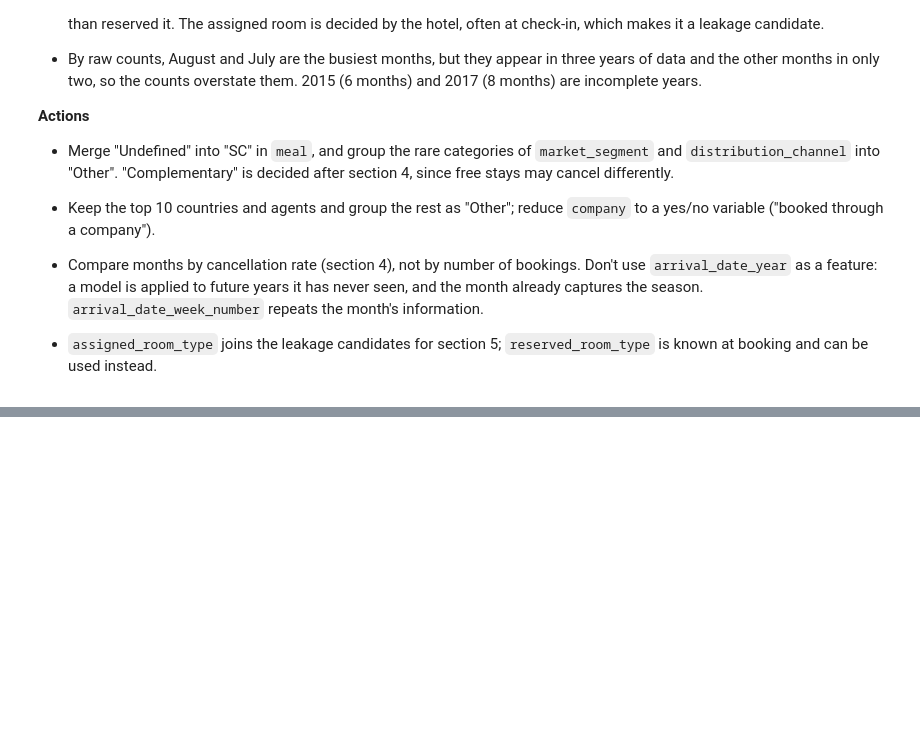
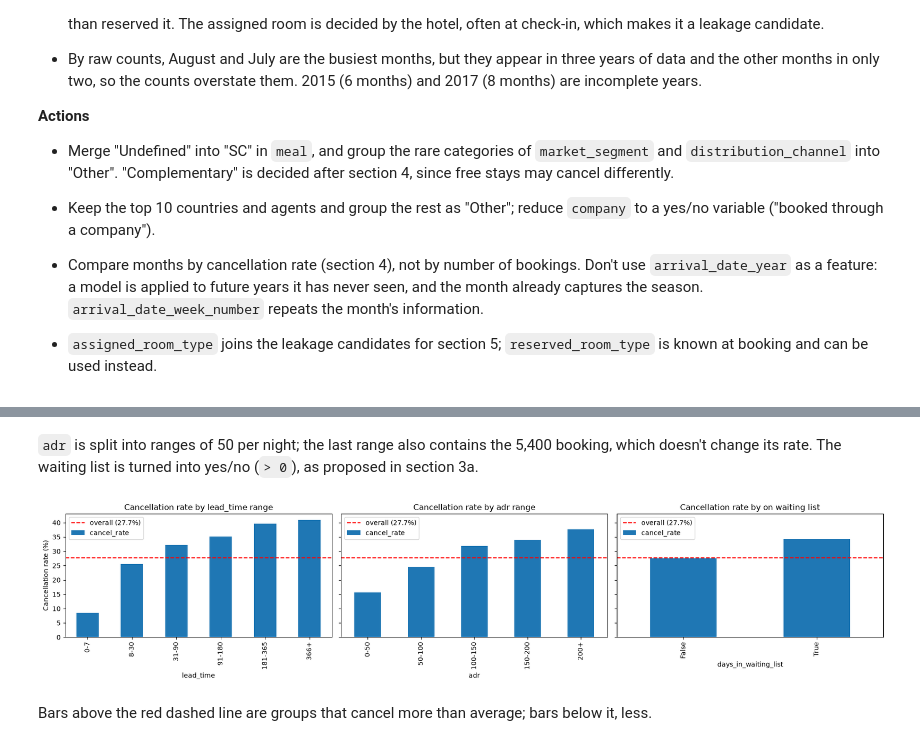
Before and after one commit to martinmon19/Assignment-MACHINE-LEARNING, a Jupyter notebook: notebooks/03_distributions.ipynb, the cells around one changed output, grey strips where cells are left out. Saved outputs shown, nothing was run; the diff lists cells and outputs as text; code cells hidden in the pictures; blank space fills up the shorter version.

Commit message:
Add cancellation rate by range for continuous variables.

```diff
--- a/notebooks/03_distributions.ipynb
+++ b/notebooks/03_distributions.ipynb
@@ -457,0 +464,8 @@ years while the other months appear in only two.
+# %%
+overall_rate = df[target].mean() * 100
+
+def cancel_rate(by):
+    table = df.groupby(by, observed=True)[target].agg(bookings="count", cancel_rate="mean")
+    table["cancel_rate"] = (table["cancel_rate"] * 100).round(1)
+    table["diff_vs_overall"] = (table["cancel_rate"] - overall_rate).round(1)
+    return table
@@ -457,0 +474,5 @@ years while the other months appear in only two.
+# %%
+lead_range = pd.cut(df["lead_time"], bins=[-1, 7, 30, 90, 180, 365, df["lead_time"].max()],
+                    labels=["0-7", "8-30", "31-90", "91-180", "181-365", "366+"])
+lead_table = cancel_rate(lead_range)
+lead_table
@@ -457,0 +490,6 @@ years while the other months appear in only two.
+# %%
+adr_range = pd.cut(df["adr"], bins=[-0.01, 50, 100, 150, 200, df["adr"].max()],
+                   labels=["0-50", "50-100", "100-150", "150-200", "200+"])
+adr_table = cancel_rate(adr_range)
+wait_table = cancel_rate(df["days_in_waiting_list"] > 0)
+display(adr_table, wait_table)
@@ -457,0 +508,17 @@ years while the other months appear in only two.
+# %% [markdown]
+`adr` is split into ranges of 50 per night; the last range also contains the 5,400 booking, which doesn't change its rate. The waiting list is turned into yes/no (`> 0`), as proposed in section 3a.
+# %%
+fig, axes = plt.subplots(1, 3, figsize=(18, 4), sharey=True)
+tables = {"lead_time range": lead_table, "adr range": adr_table, "on waiting list": wait_table}
+for ax, (name, table) in zip(axes, tables.items()):
+    table["cancel_rate"].plot(kind="bar", ax=ax)
+    ax.axhline(overall_rate, color="red", linestyle="--", label=f"overall ({overall_rate:.1f}%)")
+    ax.set_title(f"Cancellation rate by {name}")
+    ax.legend()
+axes[0].set_ylabel("Cancellation rate (%)")
+plt.tight_layout()
+plt.show()
+# %% [output]
+[figure, added]
+# %% [markdown]
+Bars above the red dashed line are groups that cancel more than average; bars below it, less.
```
Also changed, not shown: parts of 6 cells of this notebook.
